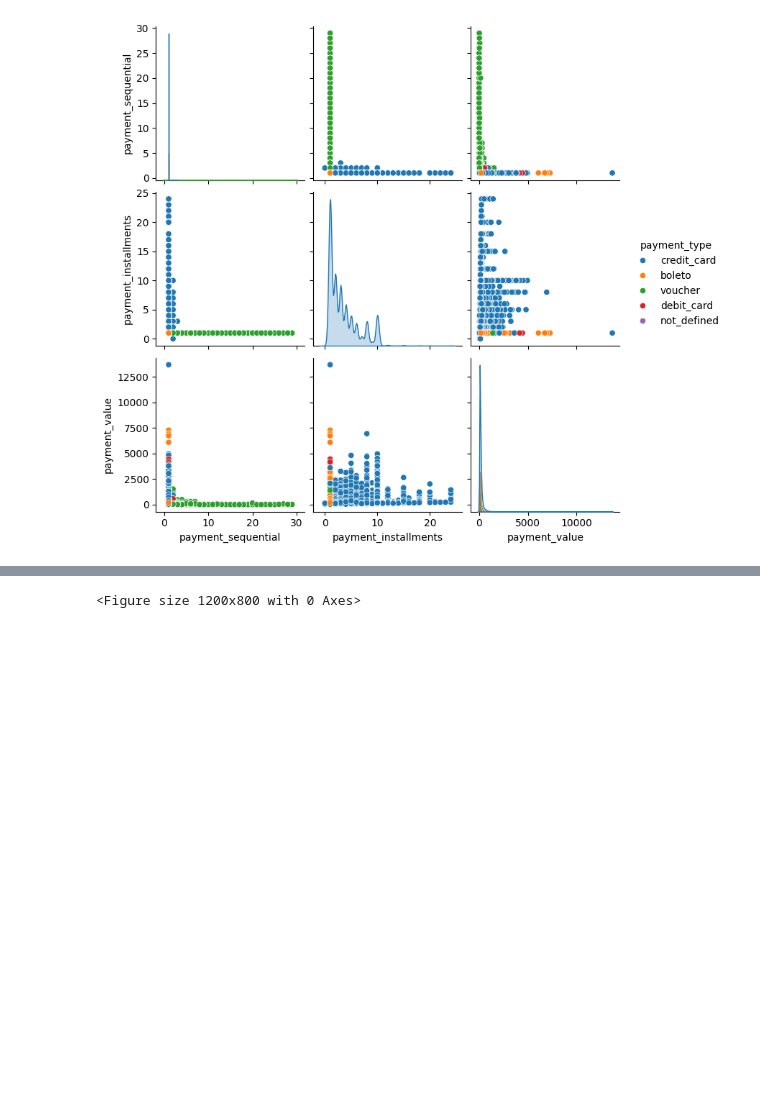
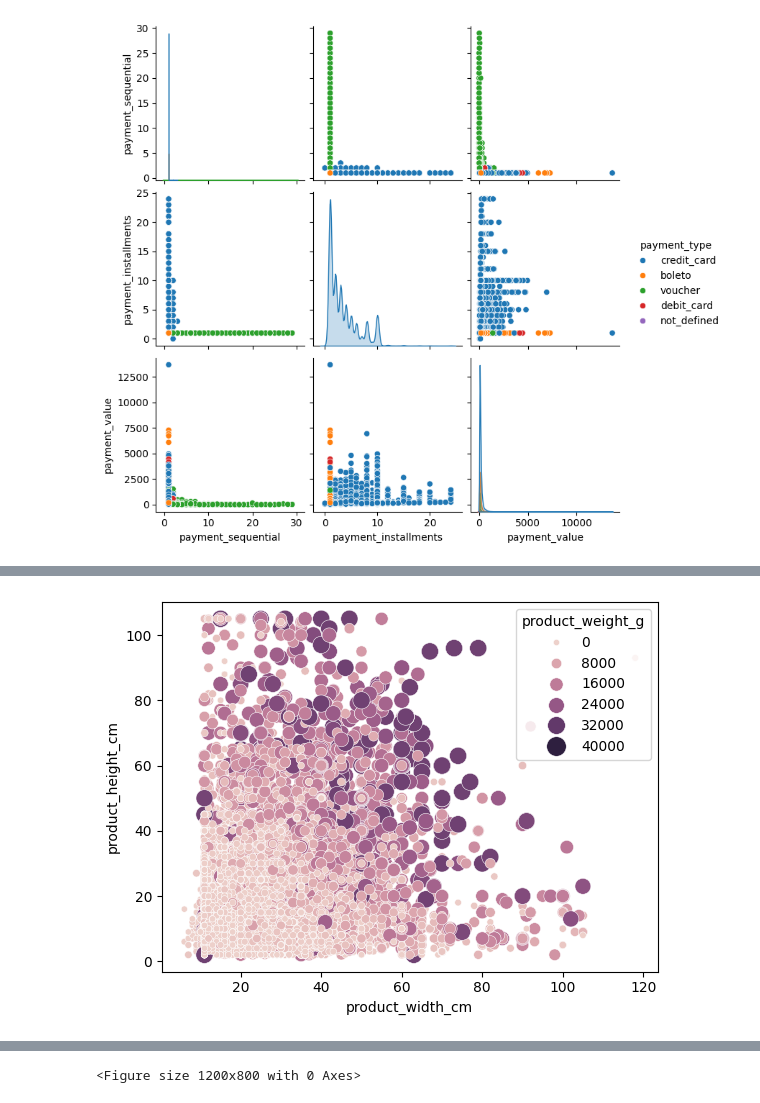
Before and after one commit to 955928/Analyse_Exploiratoire_et_Tableau_de_bord, a Jupyter notebook: Olist.ipynb, the cells around one changed output, grey strips where cells are left out. Saved outputs shown, nothing was run; the diff lists cells and outputs as text; code cells hidden in the pictures; blank space fills up the shorter version.

```diff
--- a/Olist.ipynb
+++ b/Olist.ipynb
@@ -218,0 +226,5 @@ sns.pairplot(df_products, hue="product_category_name")
+# %%
+sns.scatterplot(x='product_width_cm', y='product_height_cm', data=df_products_redacted, size='product_weight_g', hue='product_weight_g', alpha=1, sizes=(20, 200) )
+plt.show()
+# %% [output]
+[figure, added]
```
Also changed, not shown: parts of 15 cells of this notebook.
